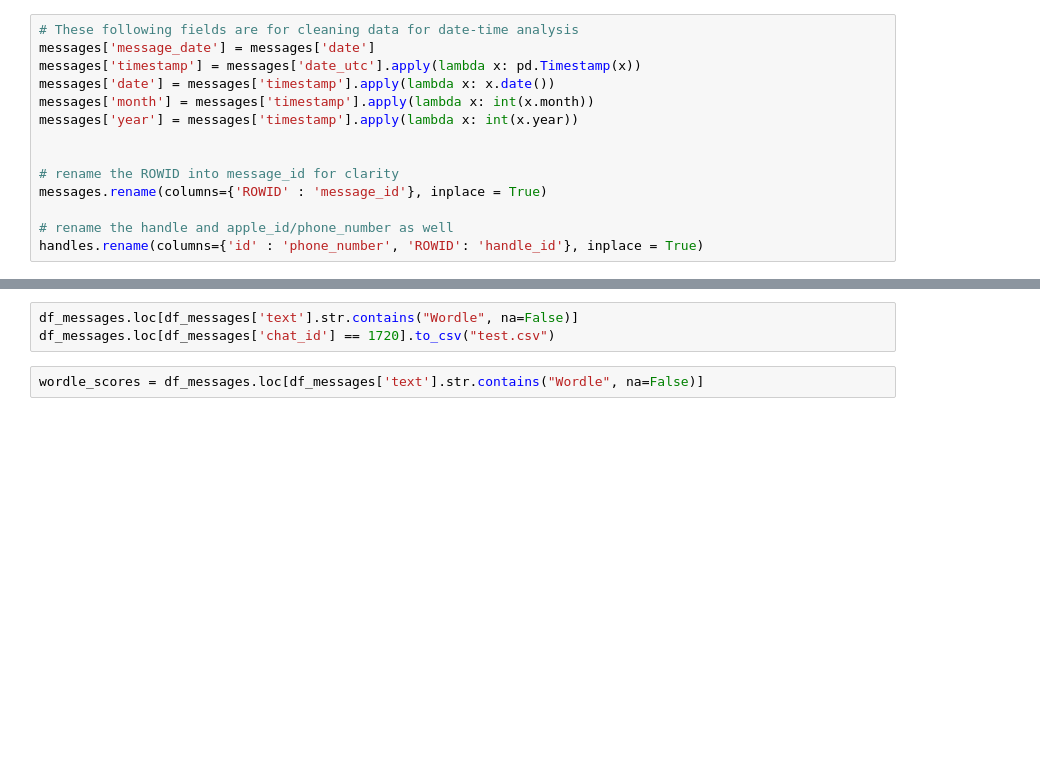
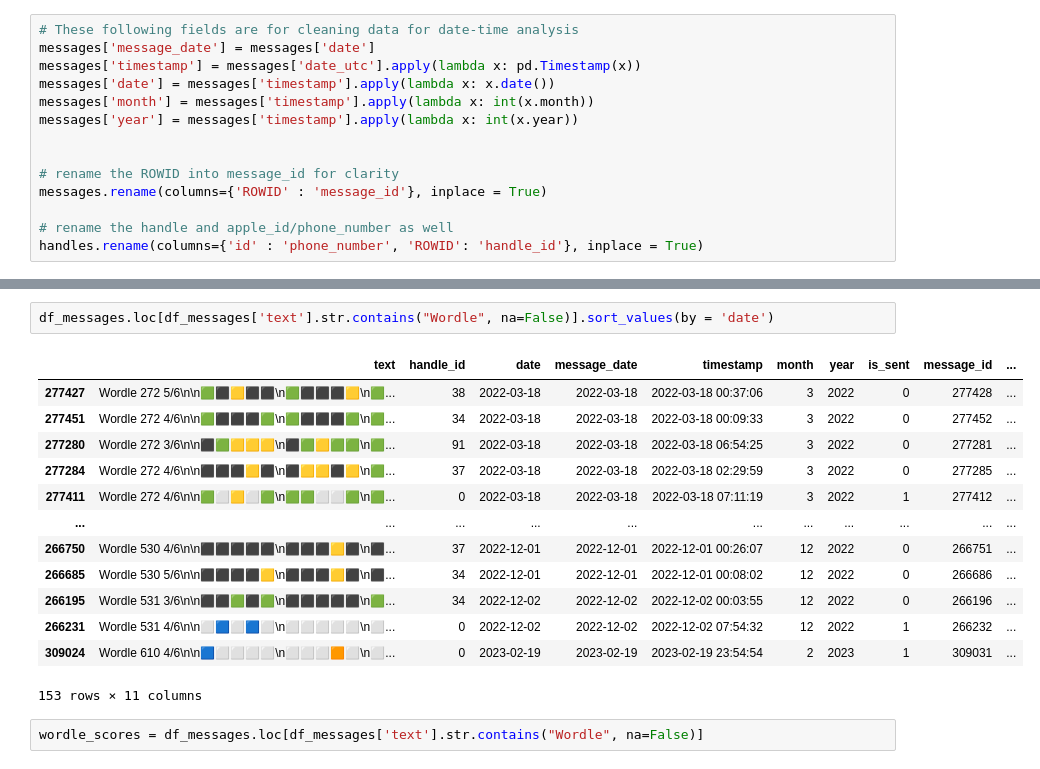
Before and after one commit to williamfoote/iMessageWordleStats, a Jupyter notebook: development/imessage analysis[most updated, private].ipynb, the cells around one changed output, grey strips where cells are left out. Saved outputs shown, nothing was run; the diff lists cells and outputs as text; blank space fills up the shorter version.

```diff
--- a/development/imessage analysis[most updated, private].ipynb
+++ b/development/imessage analysis[most updated, private].ipynb
@@ -92,6 +130,19 @@ print(len(df_messages))
 # %%
-df_messages.loc[df_messages['text'].str.contains("Wordle", na=False)]
-df_messages.loc[df_messages['chat_id'] == 1720].to_csv("test.csv")
+df_messages.loc[df_messages['text'].str.contains("Wordle", na=False)].sort_values(by = 'date')
+# %% [output]
+|  | text | handle_id | date | message_date | timestamp | month | year | is_sent | message_id | ... |
+| 277427 | Wordle 272 5/6\n\n🟩⬛🟨⬛⬛\n🟩⬛⬛⬛🟨\n🟩... | 38 | 2022-03-18 | 2022-03-18 | 2022-03-18 00:37:06 | 3 | 2022 | 0 | 277428 | ... |
+| 277451 | Wordle 272 4/6\n\n🟩⬛⬛⬛🟩\n🟩⬛⬛⬛🟩\n🟩... | 34 | 2022-03-18 | 2022-03-18 | 2022-03-18 00:09:33 | 3 | 2022 | 0 | 277452 | ... |
+| 277280 | Wordle 272 3/6\n\n⬛🟩🟨🟨🟨\n⬛🟩🟨🟩🟩\n🟩... | 91 | 2022-03-18 | 2022-03-18 | 2022-03-18 06:54:25 | 3 | 2022 | 0 | 277281 | ... |
+| 277284 | Wordle 272 4/6\n\n⬛⬛⬛🟨⬛\n⬛🟨🟨⬛🟨\n🟩... | 37 | 2022-03-18 | 2022-03-18 | 2022-03-18 02:29:59 | 3 | 2022 | 0 | 277285 | ... |
+| 277411 | Wordle 272 4/6\n\n🟩⬜🟨⬜🟩\n🟩🟩⬜⬜🟩\n🟩... | 0 | 2022-03-18 | 2022-03-18 | 2022-03-18 07:11:19 | 3 | 2022 | 1 | 277412 | ... |
+| ... | ... | ... | ... | ... | ... | ... | ... | ... | ... | ... |
+| 266750 | Wordle 530 4/6\n\n⬛⬛⬛⬛⬛\n⬛⬛⬛🟨⬛\n⬛... | 37 | 2022-12-01 | 2022-12-01 | 2022-12-01 00:26:07 | 12 | 2022 | 0 | 266751 | ... |
+| 266685 | Wordle 530 5/6\n\n⬛⬛⬛⬛🟨\n⬛⬛⬛🟨⬛\n⬛... | 34 | 2022-12-01 | 2022-12-01 | 2022-12-01 00:08:02 | 12 | 2022 | 0 | 266686 | ... |
+| 266195 | Wordle 531 3/6\n\n⬛⬛🟩⬛🟩\n⬛⬛⬛⬛⬛\n🟩... | 34 | 2022-12-02 | 2022-12-02 | 2022-12-02 00:03:55 | 12 | 2022 | 0 | 266196 | ... |
+| 266231 | Wordle 531 4/6\n\n⬜🟦⬜🟦⬜\n⬜⬜⬜⬜⬜\n⬜... | 0 | 2022-12-02 | 2022-12-02 | 2022-12-02 07:54:32 | 12 | 2022 | 1 | 266232 | ... |
+| 309024 | Wordle 610 4/6\n\n🟦⬜⬜⬜⬜\n⬜⬜⬜🟧⬜\n⬜... | 0 | 2023-02-19 | 2023-02-19 | 2023-02-19 23:54:54 | 2 | 2023 | 1 | 309031 | ... |
+153 rows × 11 columns
 # %%
 wordle_scores = df_messages.loc[df_messages['text'].str.contains("Wordle", na=False)]
 # %%
```
Also changed, not shown: parts of 13 cells of this notebook, 6 other files.
